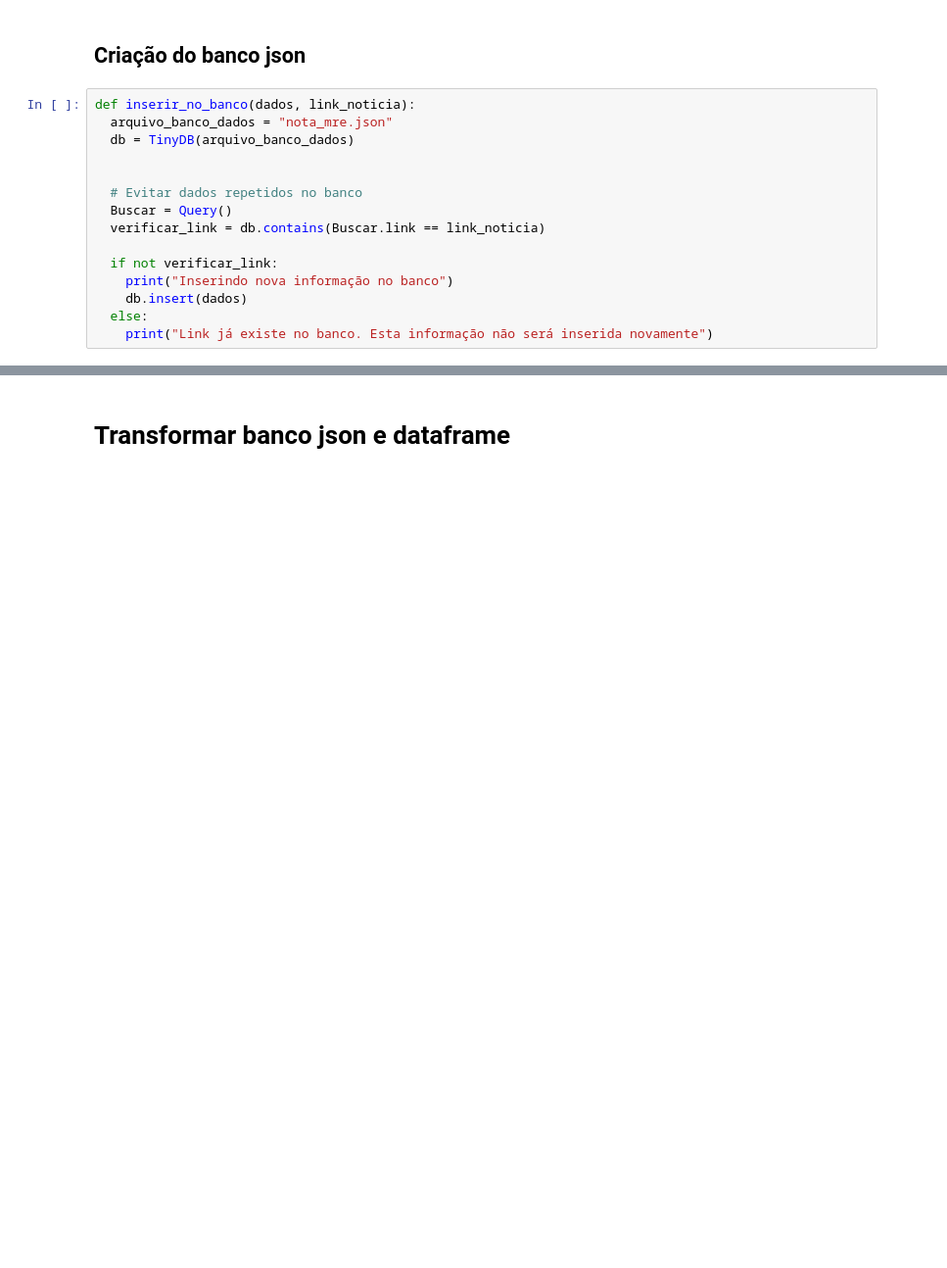
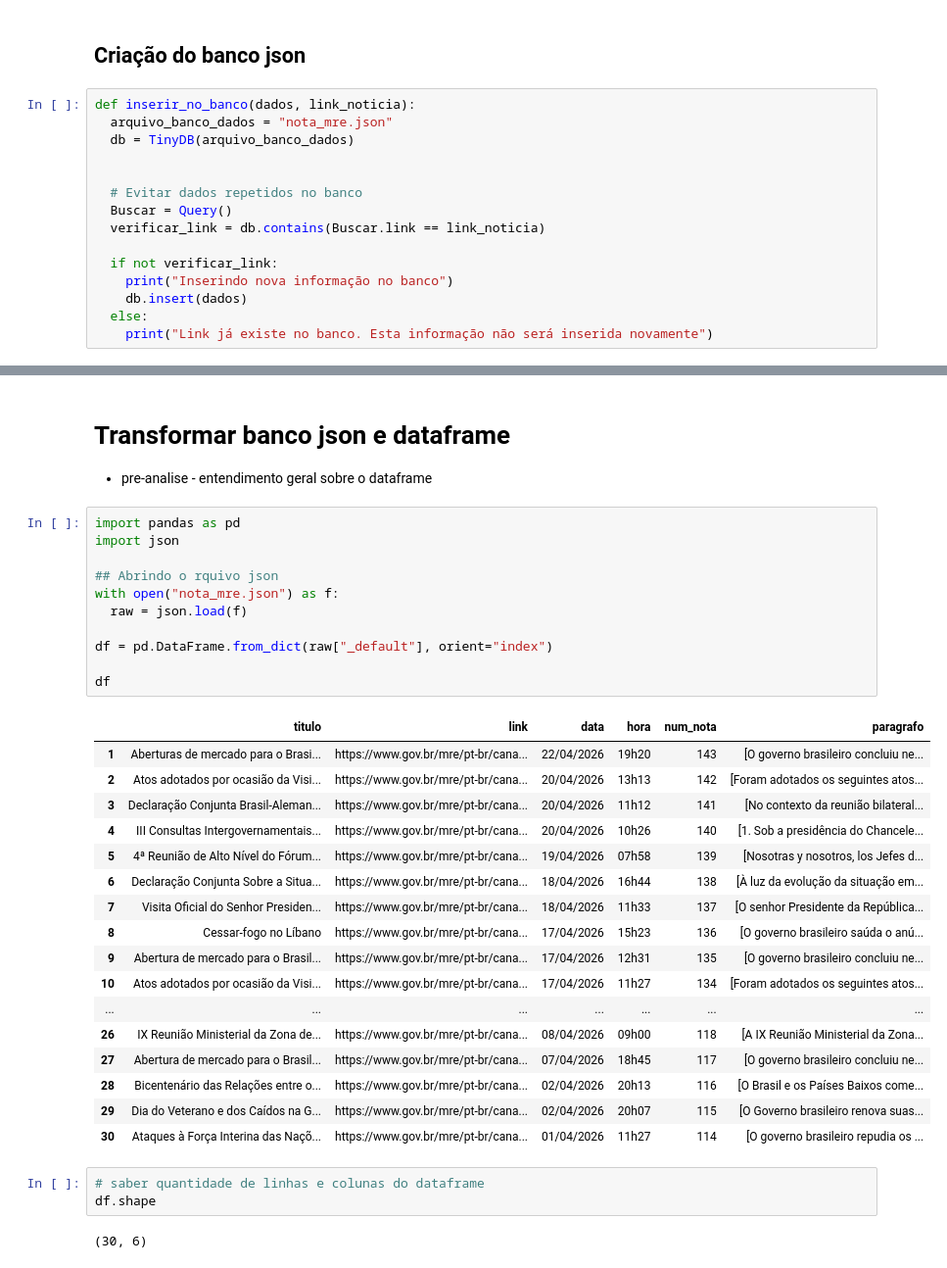
Before and after one commit to rafaelrdealmeida/fundamentos_2026_lantri01, a Jupyter notebook: notebooks/encontro_2026_lantri_01.ipynb, the cells around one changed output, grey strips where cells are left out. Shown at 98% size. Cells and saved outputs as stored; diff of their text form; blank space fills up the shorter version.

```diff
--- a/notebooks/encontro_2026_lantri_01.ipynb
+++ b/notebooks/encontro_2026_lantri_01.ipynb
@@ -152,2 +155,38 @@ Inserindo nova informação no banco
 # %% [markdown]
 # Transformar banco json e dataframe
+
+- pre-analise - entendimento geral sobre o dataframe
+# %%
+import pandas as pd
+import json
+
+## Abrindo o rquivo json
+with open("nota_mre.json") as f:
+  raw = json.load(f)
+
+df = pd.DataFrame.from_dict(raw["_default"], orient="index")
+
+df
+# %% [output]
+|  | titulo | link | data | hora | num_nota | paragrafo |
+| 1 | Aberturas de mercado para o Brasi... | https://www.gov.br/mre/pt-br/cana... | 22/04/2026 | 19h20 | 143 | [O governo brasileiro concluiu ne... |
+| 2 | Atos adotados por ocasião da Visi... | https://www.gov.br/mre/pt-br/cana... | 20/04/2026 | 13h13 | 142 | [Foram adotados os seguintes atos... |
+| 3 | Declaração Conjunta Brasil-Aleman... | https://www.gov.br/mre/pt-br/cana... | 20/04/2026 | 11h12 | 141 | [No contexto da reunião bilateral... |
+| 4 | III Consultas Intergovernamentais... | https://www.gov.br/mre/pt-br/cana... | 20/04/2026 | 10h26 | 140 | [1. Sob a presidência do Chancele... |
+| 5 | 4ª Reunião de Alto Nível do Fórum... | https://www.gov.br/mre/pt-br/cana... | 19/04/2026 | 07h58 | 139 | [Nosotras y nosotros, los Jefes d... |
+| 6 | Declaração Conjunta Sobre a Situa... | https://www.gov.br/mre/pt-br/cana... | 18/04/2026 | 16h44 | 138 | [À luz da evolução da situação em... |
+| 7 | Visita Oficial do Senhor Presiden... | https://www.gov.br/mre/pt-br/cana... | 18/04/2026 | 11h33 | 137 | [O senhor Presidente da República... |
+| 8 | Cessar-fogo no Líbano | https://www.gov.br/mre/pt-br/cana... | 17/04/2026 | 15h23 | 136 | [O governo brasileiro saúda o anú... |
+| 9 | Abertura de mercado para o Brasil... | https://www.gov.br/mre/pt-br/cana... | 17/04/2026 | 12h31 | 135 | [O governo brasileiro concluiu ne... |
+| 10 | Atos adotados por ocasião da Visi... | https://www.gov.br/mre/pt-br/cana... | 17/04/2026 | 11h27 | 134 | [Foram adotados os seguintes atos... |
+| ... | ... | ... | ... | ... | ... | ... |
+| 26 | IX Reunião Ministerial da Zona de... | https://www.gov.br/mre/pt-br/cana... | 08/04/2026 | 09h00 | 118 | [A IX Reunião Ministerial da Zona... |
+| 27 | Abertura de mercado para o Brasil... | https://www.gov.br/mre/pt-br/cana... | 07/04/2026 | 18h45 | 117 | [O governo brasileiro concluiu ne... |
+| 28 | Bicentenário das Relações entre o... | https://www.gov.br/mre/pt-br/cana... | 02/04/2026 | 20h13 | 116 | [O Brasil e os Países Baixos come... |
+| 29 | Dia do Veterano e dos Caídos na G... | https://www.gov.br/mre/pt-br/cana... | 02/04/2026 | 20h07 | 115 | [O Governo brasileiro renova suas... |
+| 30 | Ataques à Força Interina das Naçõ... | https://www.gov.br/mre/pt-br/cana... | 01/04/2026 | 11h27 | 114 | [O governo brasileiro repudia os ... |
+# %%
+# saber quantidade de linhas e colunas do dataframe
+df.shape
+# %% [output]
+(30, 6)
```
Also changed, not shown: parts of 9 cells of this notebook.
